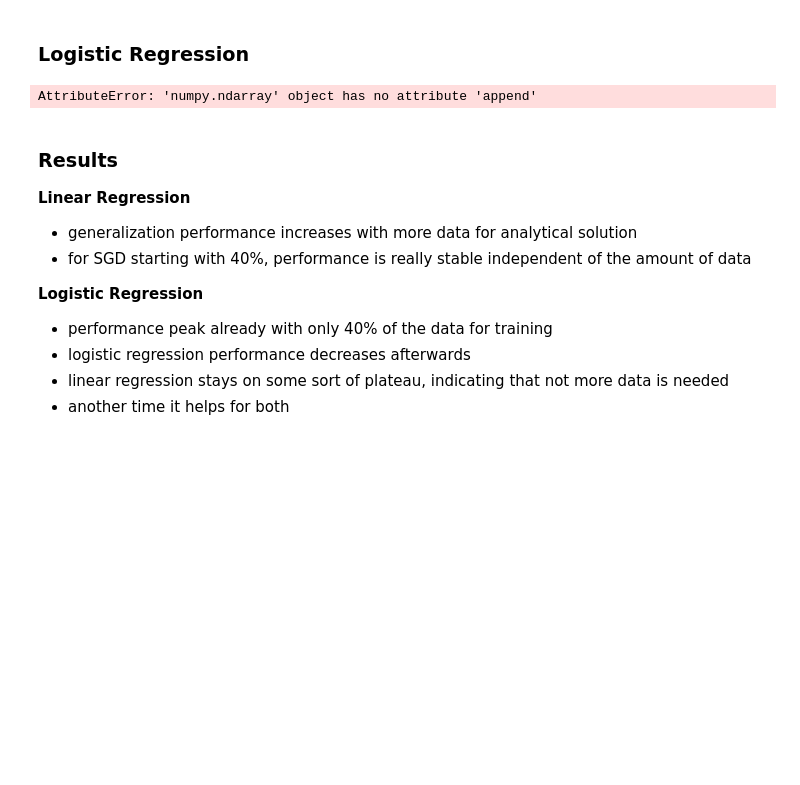
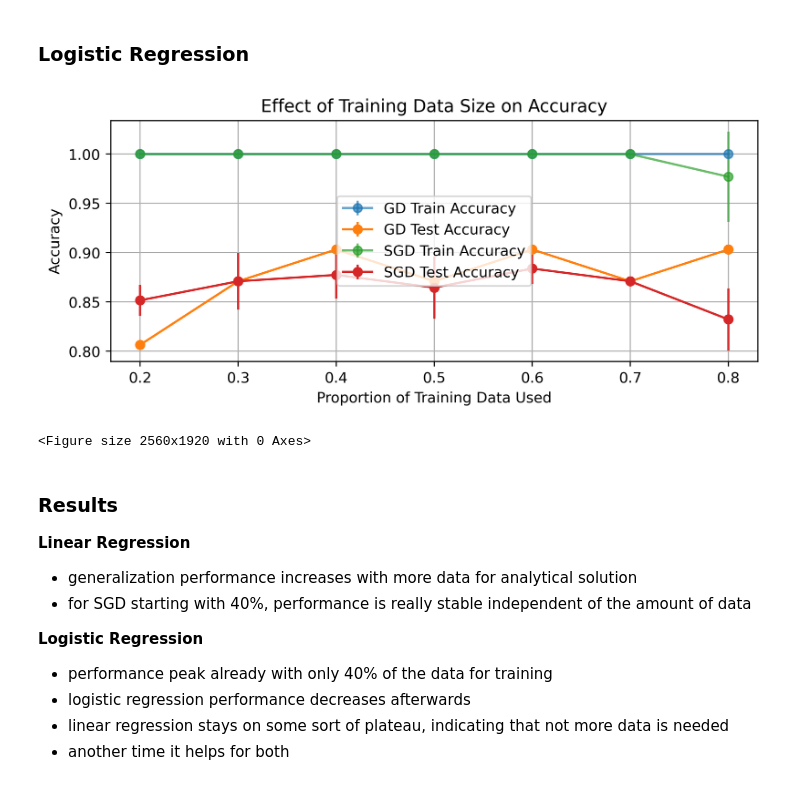
Before and after one commit to j-c-carr/Real-Estate-and-Wine-Quality-Prediction, a Jupyter notebook: experiments_test.ipynb, the cells around one changed output. Drawn from its saved outputs; the diff is of its cells as text; code cells hidden in the pictures; blank space fills up the shorter version.

```diff
--- a/experiments_test.ipynb
+++ b/experiments_test.ipynb
@@ -414,14 +416,14 @@ plt.show()
 ### Logistic Regression
 # %%
 BATCH_SIZE = 16
-OPTIMIZER_KWARGS = {'max_iters': 1e3,
+OPTIMIZER_KWARGS = {'max_iters': 1e5,
                     'learning_rate': 0.05,
                     'verbose': False}
 
 # sizes to sample
 sizes = [0.2, 0.3, 0.4, 0.5, 0.6, 0.7, 0.8]
 
-num_trials = 2
+num_trials = 5
 
 gd_train_accuracies = np.empty((len(sizes), num_trials))
 gd_test_accuracies = np.empty((len(sizes), num_trials))
@@ -430,37 +432,38 @@ sgd_test_accuracies = np.empty((len(sizes), num_trials))
 
 for i, size in enumerate(sizes):
 
     # select data subset
     subset_size = int(size * X_wine_train.shape[0])
     X_train_subset = X_wine_train[:subset_size]
     y_train_subset = y_wine_train[:subset_size]
 
     # GD fit
     for j in range(num_trials):
         log_reg.fit(X_train_subset, y_train_subset, optimizer_class=GradientDescent, **OPTIMIZER_KWARGS)
 
         gd_train_accuracies[i][j] = accuracy_score(y_train_subset, log_reg.predict(X_train_subset))
         gd_test_accuracies[i][j] = accuracy_score(y_wine_test, log_reg.predict(X_wine_test))
 
         # mini-batch SGD fit
         log_reg.fit(X_train_subset, y_train_subset, optimizer_class=StochasticGradientDescent, batch_size=BATCH_SIZE, **OPTIMIZER_KWARGS)
-        sgd_train_accuracies.append(accuracy_score(y_train_subset, log_reg.predict(X_train_subset)))
-        sgd_test_accuracies.append(accuracy_score(y_wine_test, log_reg.predict(X_wine_test)))
+        sgd_train_accuracies[i][j] = accuracy_score(y_train_subset, log_reg.predict(X_train_subset))
+        sgd_test_accuracies[i][j] = accuracy_score(y_wine_test, log_reg.predict(X_wine_test))
 
 
 plt.figure(figsize=(8, 3))
 plt.errorbar(sizes, gd_train_accuracies.mean(axis=1), yerr=gd_train_accuracies.std(axis=1), fmt='-o', label="GD Train Accuracy", alpha=0.7)
 plt.errorbar(sizes, gd_test_accuracies.mean(axis=1), yerr=gd_test_accuracies.std(axis=1), fmt='-o', label="GD Test Accuracy")
 plt.errorbar(sizes, sgd_train_accuracies.mean(axis=1), yerr=sgd_train_accuracies.std(axis=1), fmt='-o', label="SGD Train Accuracy", alpha=0.7)
 plt.errorbar(sizes, sgd_test_accuracies.mean(axis=1), yerr=sgd_test_accuracies.std(axis=1), fmt='-o', label="SGD Test Accuracy")
 plt.xlabel("Proportion of Training Data Used")
 plt.ylabel("Accuracy")
 plt.title("Effect of Training Data Size on Accuracy")
-plt.legend()
+plt.legend(loc='center left')
 plt.grid(True)
 plt.show()
 # %% [output]
+[figure, added]
-AttributeError: 'numpy.ndarray' object has no attribute 'append'
+<Figure size 2560x1920 with 0 Axes>
 # %% [markdown]
 ### Results
 
```
Also changed, not shown: parts of 4 cells of this notebook, 1 other file.
